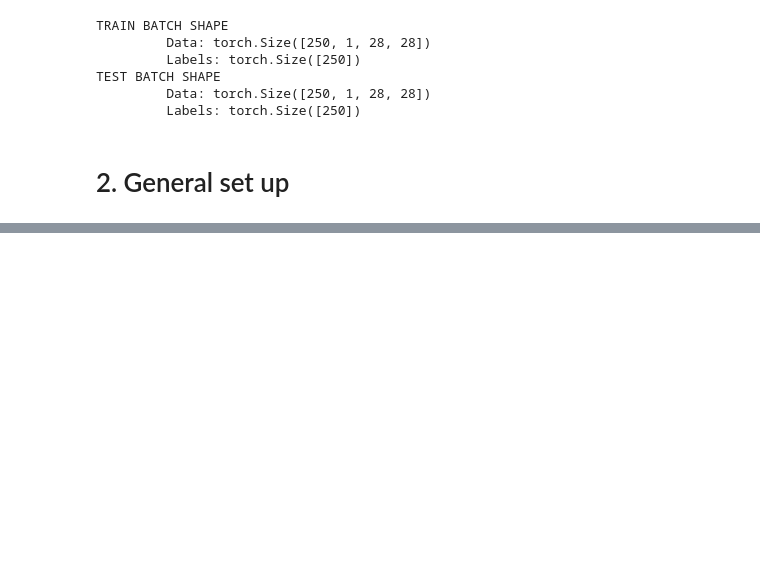
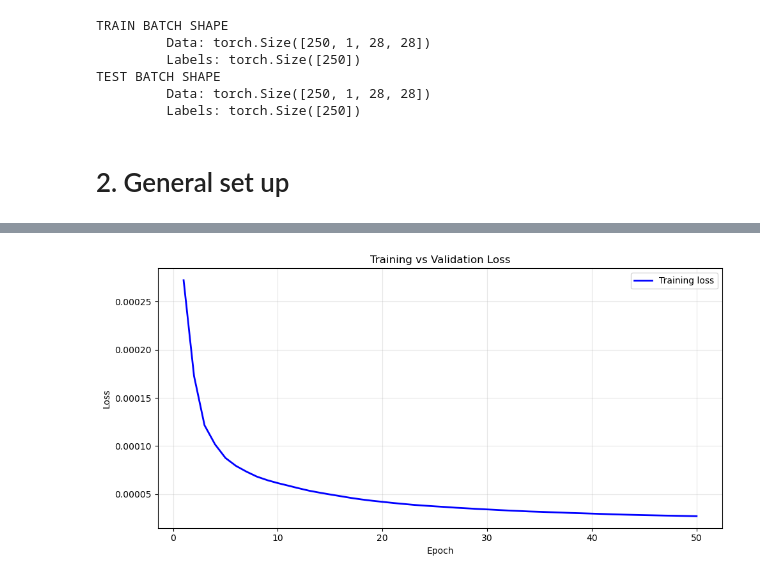
Before and after one commit to FrancescoLR02/InformationTheoryProject, a Jupyter notebook: Restyle.ipynb, the cells around one changed output, grey strips where cells are left out. Drawn from its saved outputs; the diff is of its cells as text; code cells hidden in the pictures; blank space fills up the shorter version.

```diff
--- a/Restyle.ipynb
+++ b/Restyle.ipynb
@@ -216,0 +291,11 @@ TEST BATCH SHAPE
+# %%
+exp = ExperimentConfig(
+    name="Baseline_Model",
+    model_params={"inputDim": 784, "hiddenDim": [400,200,100], "latentDim": 20,
+        "temperature": 1.0, "binarize": "no"},
+    train_params={"lr": 1e-3, "epochs": 50},
+    mi_params={"method": "kde", "sigma": 1},
+    channel_analysis_params=None
+)
+# %%
+results = trainer.run(exp)
@@ -216,0 +363,4 @@ TEST BATCH SHAPE
+# %%
+results['model'].plot_loss()
+# %% [output]
+[figure, added]
```
Also changed, not shown: parts of 19 cells of this notebook, 2 other files.
